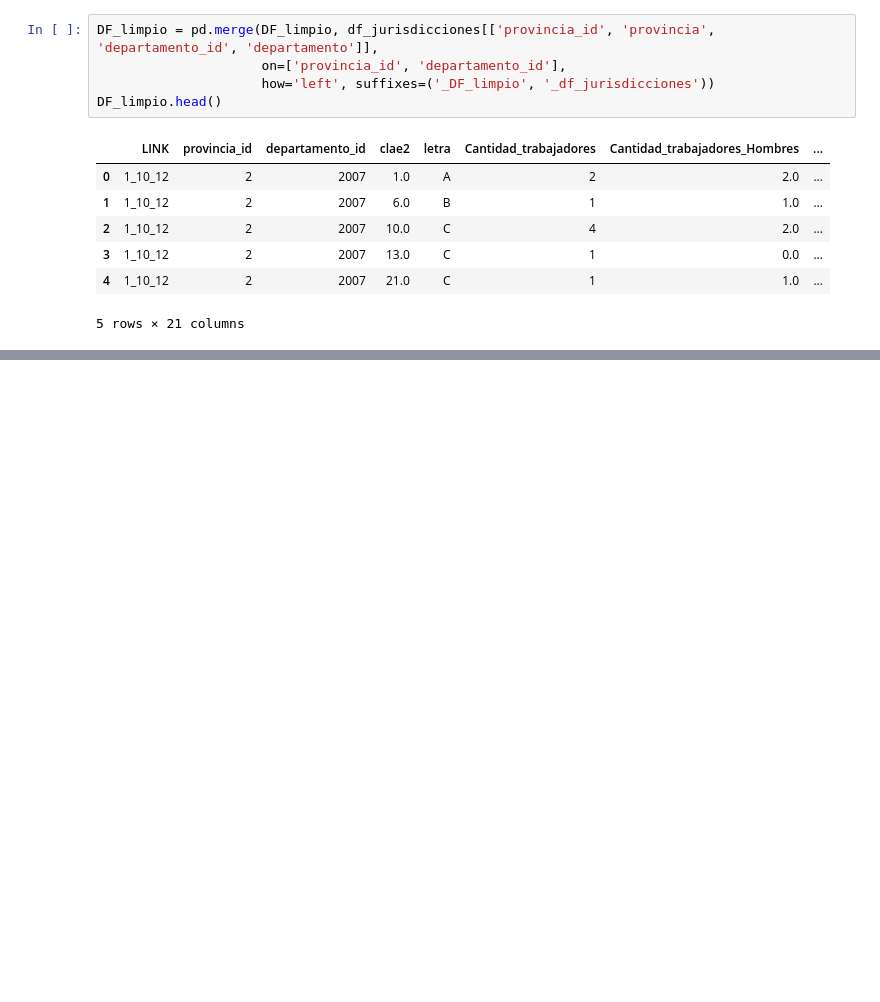
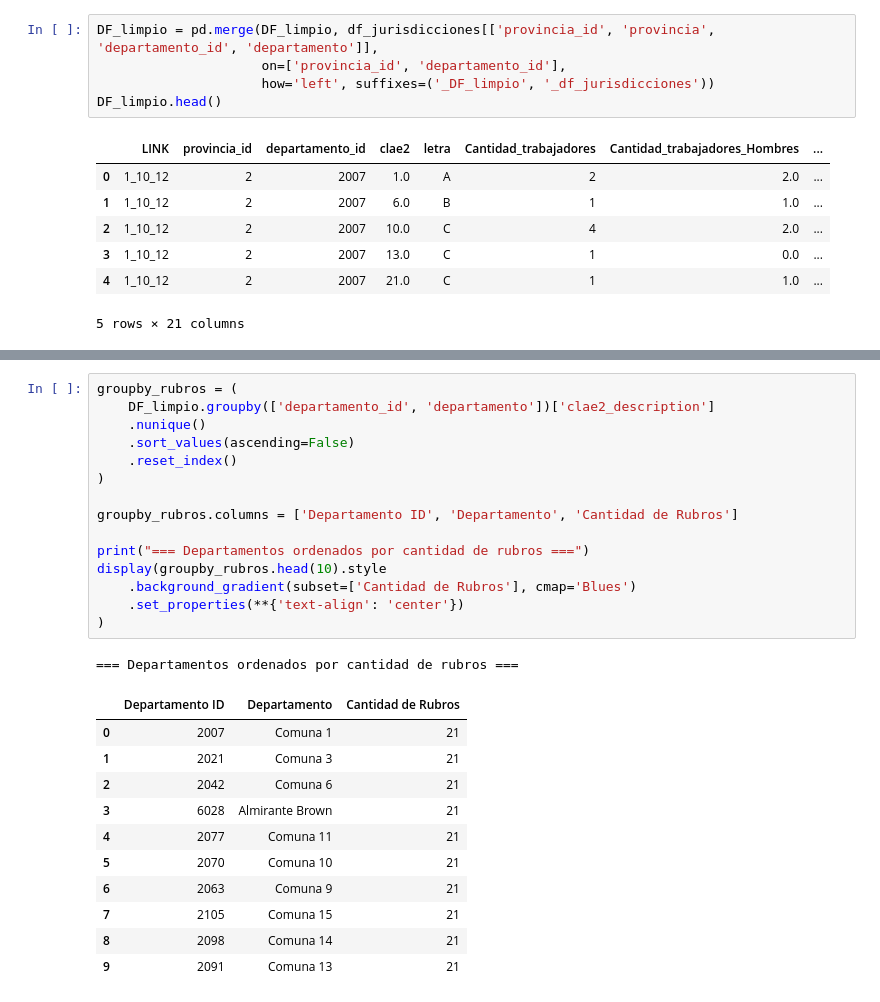
Before and after one commit to tost1n/Tp-laboratorio, a Jupyter notebook: Tp.ipynb, the cells around one changed output, grey strips where cells are left out. Drawn from its saved outputs; the diff is of its cells as text; blank space fills up the shorter version.

```diff
--- a/Tp.ipynb
+++ b/Tp.ipynb
@@ -433,3 +373,31 @@ display(groupby_salario.head(10).style
 | 7 | 2042 | $174,563.46 |
 | 8 | 2077 | $157,386.49 |
 | 9 | 2105 | $150,345.86 |
+# %%
+groupby_rubros = (
+    DF_limpio.groupby(['departamento_id', 'departamento'])['clae2_description']
+    .nunique()
+    .sort_values(ascending=False)
+    .reset_index()
+)
+
+groupby_rubros.columns = ['Departamento ID', 'Departamento', 'Cantidad de Rubros']
+
+print("=== Departamentos ordenados por cantidad de rubros ===")
+display(groupby_rubros.head(10).style
+    .background_gradient(subset=['Cantidad de Rubros'], cmap='Blues')
+    .set_properties(**{'text-align': 'center'})
+)
+# %% [output]
+=== Departamentos ordenados por cantidad de rubros ===
+|  | Departamento ID | Departamento | Cantidad de Rubros |
+| 0 | 2007 | Comuna 1 | 21 |
+| 1 | 2021 | Comuna 3 | 21 |
+| 2 | 2042 | Comuna 6 | 21 |
+| 3 | 6028 | Almirante Brown | 21 |
+| 4 | 2077 | Comuna 11 | 21 |
+| 5 | 2070 | Comuna 10 | 21 |
+| 6 | 2063 | Comuna 9 | 21 |
+| 7 | 2105 | Comuna 15 | 21 |
+| 8 | 2098 | Comuna 14 | 21 |
+| 9 | 2091 | Comuna 13 | 21 |
```
Also changed, not shown: parts of 12 cells of this notebook.
